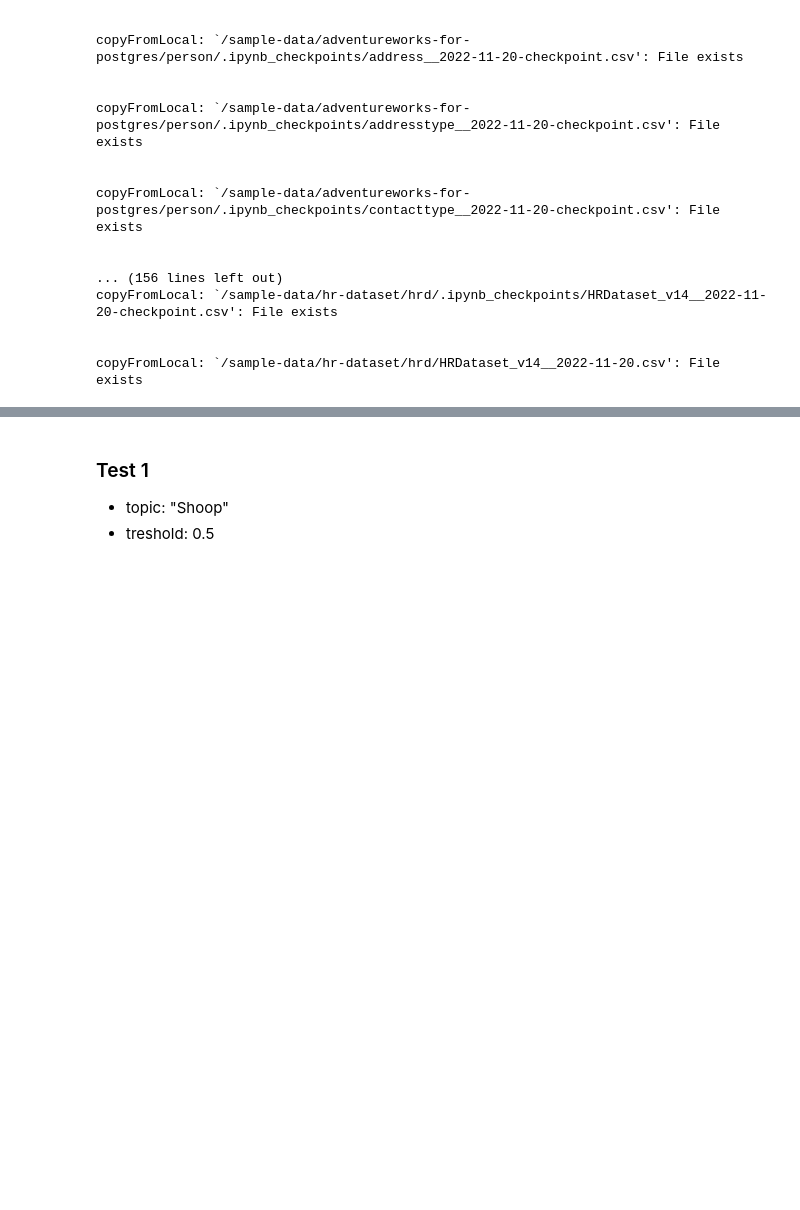
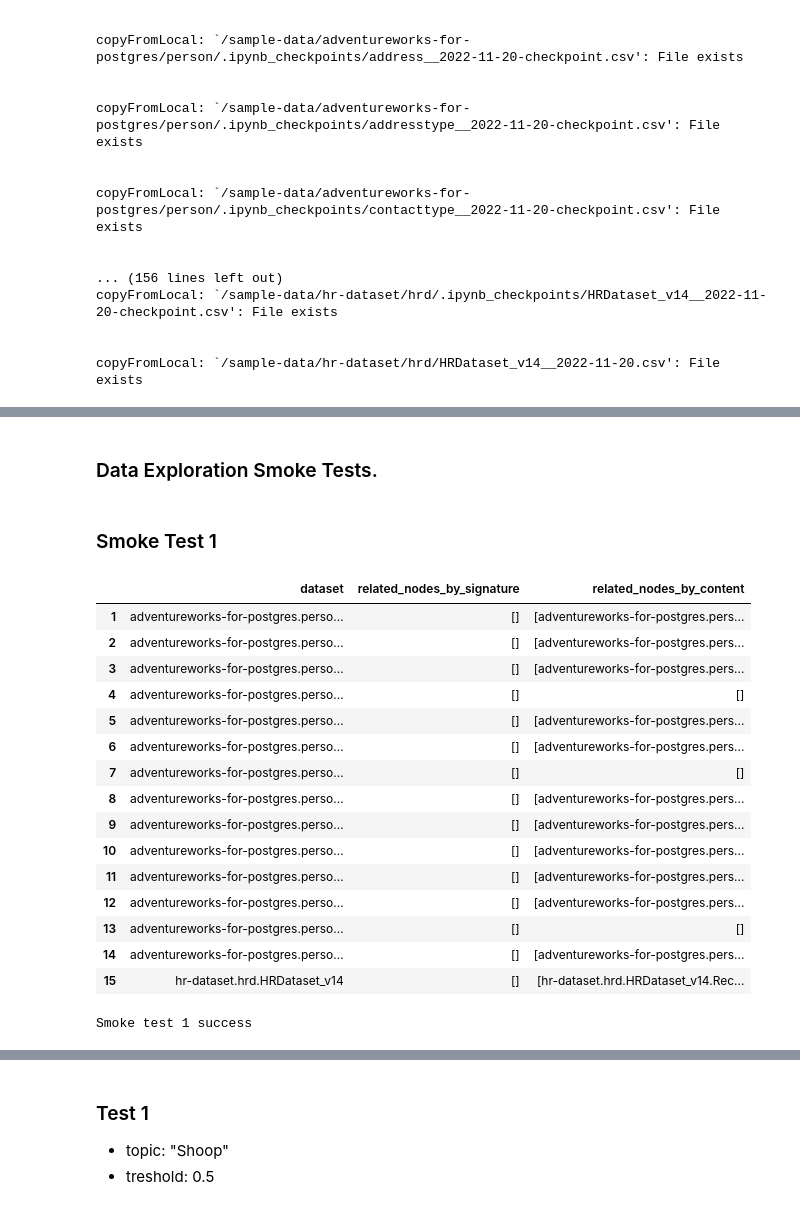
Before and after one commit to cdelmonte-zg/havel-datalake, a Jupyter notebook: havel.ipynb, the cells around one changed output, grey strips where cells are left out. Drawn from its saved outputs; the diff is of its cells as text; code cells hidden in the pictures; blank space fills up the shorter version.

```diff
--- a/havel.ipynb
+++ b/havel.ipynb
@@ -1052,7 +1064,7 @@ class MainteinanceService():
 # %%
-class DataDescriptionService:
+class MetadataService:
 
-    class DataDescriptor(Document):
+    class Metadata(Document):
         metadata = DictField()
         signature = StringField(required=True, max_length=300)
         description = StringField(required=True)
@@ -1080,7 +1092,7 @@ class DataDescriptionService:
 
 
     def clear_all(self):
-        DataDescriptionService.DataDescriptor.drop_collection()
+        MetadataService.Metadata.drop_collection()
 
 
     def create_data_descriptions(self, data_to_load, verbose=True):
@@ -1092,7 +1104,7 @@ class DataDescriptionService:
 
             document = self.find_by_signature(signature)
             if len(document) < 1:
-                document = DataDescriptionService.DataDescriptor(
+                document = MetadataService.Metadata(
                     metadata = metadata,
                     signature = data['signature'],
                     description = data['source_description'],
@@ -1120,7 +1132,7 @@ class DataDescriptionService:
         for profile in profiles['signature']:
             data = profile[0]
             signature = Utils.calc_idx_signature(data)
-            for doc in DataDescriptionService.DataDescriptor.objects(signature=signature):
+            for doc in MetadataService.Metadata.objects(signature=signature):
                 doc.created_at = data['timestamp']
                 doc.data_types = Utils.deserialize_dict_data_types(data['data_types'])
                 doc.save()
@@ -1128,29 +1140,29 @@ class DataDescriptionService:
 
 
     def find_all(self):
-        return DataDescriptionService.DataDescriptor.objects()
+        return MetadataService.Metadata.objects()
 
     def find_by_source(self, source):
-        return DataDescriptionService.DataDescriptor.objects(source=source)
+        return MetadataService.Metadata.objects(source=source)
 
 
     def find_by_schema(self, schema):
-        return DataDescriptionService.DataDescriptor.objects(schema=schema)
+        return MetadataService.Metadata.objects(schema=schema)
 
 
     def find_by_dataset(self, dataset):
-        return DataDescriptionService.DataDescriptor.objects(dataset=dataset)
+        return MetadataService.Metadata.objects(dataset=dataset)
 
     def find_by_signature(self, signature):
-        return DataDescriptionService.DataDescriptor.objects(signature=signature)
+        return MetadataService.Metadata.objects(signature=signature)
 
     def update_description(self, signature, description):
-        for doc in DataDescriptionService.DataDescriptor.objects(signature=signature):
+        for doc in MetadataService.Metadata.objects(signature=signature):
             doc.description = description
             doc.save()
 
     def add_note(self, signature, note):
-        for doc in DataDescriptionService.DataDescriptor.objects(signature=signature):
+        for doc in MetadataService.Metadata.objects(signature=signature):
             notes = doc.notes
             notes.append(note)
             doc.notes = notes
@@ -1442,13 +1462,14 @@ class DataExplorationService:
         return queries
 
 
-    def exec_query_by_number(self, n):
+    def exec_query_by_number(self, queries, n):
         query = list(queries.keys())[n-1]
         return self.exec_query(query, queries[query])
 
 
     def exec_query(self, query, context):
         # if self.debug: print(f'{queries[i]['source_name']} {queries[i]['source_uri']} {queries[i]['target_name']} {queries[i]['target_uri']}')
+
 
         df_source = spark.read.format('csv').option('header', 'true').load(context['source_uri'])
         df_target = spark.read.format('csv').option('header', 'true').load(context['target_uri'])
@@ -1462,6 +1483,7 @@ class DataExplorationService:
         df_res = None
         try:
             pprint(query)
+            pprint(spark)
             df_res = spark.sql(query)
         except:
             print('Something didn\'t work executing this query: %s ' % query)
@@ -1636,3 +1660,41 @@ added additional data to existing data descriptions
 created dataset nodes and their relationships
 created attribute nodes and their relationships
 cleaned up
+# %% [markdown]
+### Data Exploration Smoke Tests.
+# %% [markdown]
+### Smoke Test 1
+# %%
+daend = int(datetime.timestamp(datetime.now())*1000)
+dastart = int(datetime.timestamp(datetime(2022, 1, 29, 12, 12, 12))*1000)
+treshold_signature='0.9'
+treshold_content='0.8'
+
+
+exploration_results = data_exploration_service.get_all(treshold_signature=treshold_signature, treshold_content=treshold_content, dastart=dastart, daend=daend)
+
+df = data_exploration_service.format_results(exploration_results)
+df.index = df.index + 1
+display(HTML(df.to_html()))
+df.to_csv(test_results_directory + 'test-ausfuehrung-data-exploration-getall.csv', sep=',', index=False)
+
+if len(exploration_results) == 15: print('Smoke test 1 success')
+else: print('Smoke test 1 failed')
+# %% [output]
+|  | dataset | related_nodes_by_signature | related_nodes_by_content |
+| 1 | adventureworks-for-postgres.perso... | [] | [adventureworks-for-postgres.pers... |
+| 2 | adventureworks-for-postgres.perso... | [] | [adventureworks-for-postgres.pers... |
+| 3 | adventureworks-for-postgres.perso... | [] | [adventureworks-for-postgres.pers... |
+| 4 | adventureworks-for-postgres.perso... | [] | [] |
+| 5 | adventureworks-for-postgres.perso... | [] | [adventureworks-for-postgres.pers... |
+| 6 | adventureworks-for-postgres.perso... | [] | [adventureworks-for-postgres.pers... |
+| 7 | adventureworks-for-postgres.perso... | [] | [] |
+| 8 | adventureworks-for-postgres.perso... | [] | [adventureworks-for-postgres.pers... |
+| 9 | adventureworks-for-postgres.perso... | [] | [adventureworks-for-postgres.pers... |
+| 10 | adventureworks-for-postgres.perso... | [] | [adventureworks-for-postgres.pers... |
+| 11 | adventureworks-for-postgres.perso... | [] | [adventureworks-for-postgres.pers... |
+| 12 | adventureworks-for-postgres.perso... | [] | [adventureworks-for-postgres.pers... |
+| 13 | adventureworks-for-postgres.perso... | [] | [] |
+| 14 | adventureworks-for-postgres.perso... | [] | [adventureworks-for-postgres.pers... |
+| 15 | hr-dataset.hrd.HRDataset_v14 | [] | [hr-dataset.hrd.HRDataset_v14.Rec... |
+Smoke test 1 success
```
Also changed, not shown: parts of 64 cells of this notebook, 9 other files.
